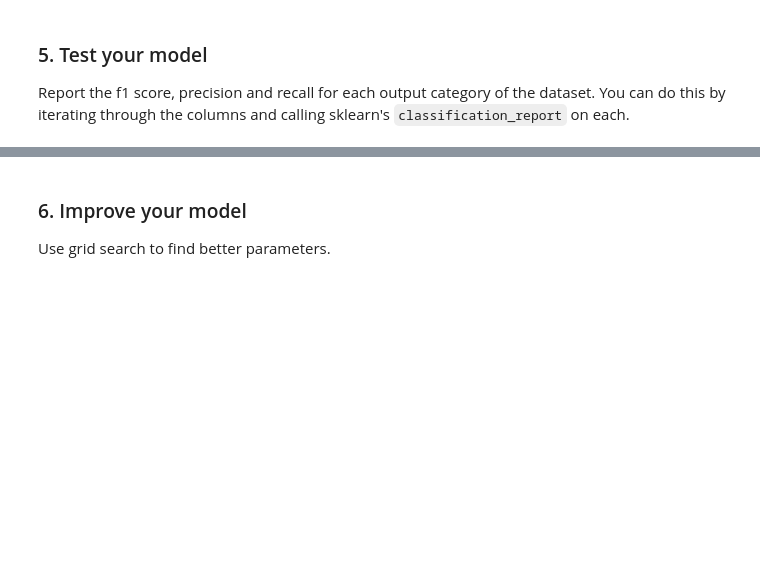
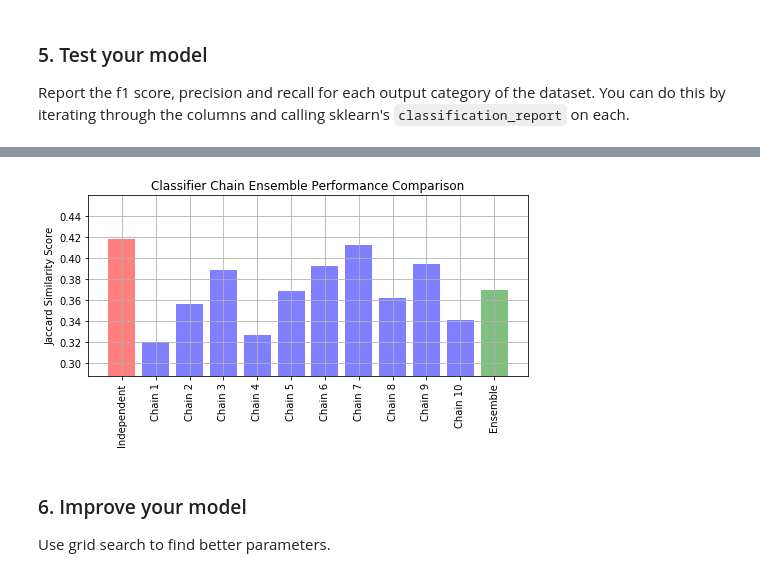
Before and after one commit to suebatista/Disaster-Response-Pipeline-Udacity, a Jupyter notebook: ML Pipeline Preparation.ipynb, the cells around one changed output, grey strips where cells are left out. Cells and saved outputs as stored; diff of their text form; code cells hidden in the pictures; blank space fills up the shorter version.

```diff
--- a/ML Pipeline Preparation.ipynb
+++ b/ML Pipeline Preparation.ipynb
@@ -73,5 +150,5 @@ from sklearn.ensemble import RandomForestClassifier
 base_lr = LogisticRegression()
 pipe = Pipeline([
     ('tfidf_vect', TfidfVectorizer(tokenizer = tokenize)),
-    ('clf', OneVsRestClassifier(base_lr))
+    ('clf', OneVsRestClassifier(base_lr)),
 ])
@@ -120,0 +212,2 @@ report[report['precision'] == 0.0]
+# %%
+x_test = vectorizer.transform(X_test)
@@ -120,0 +218,11 @@ report[report['precision'] == 0.0]
+# %%
+from sklearn.multioutput import ClassifierChain
+chains = [ClassifierChain(base_lr, order='random', random_state=i) for i in range(10)]
+for chain in chains:
+    chain.fit(x_train, Y_train)
+
+Y_pred_chains = np.array([chain.predict(x_test) for chain in
+                          chains])
+chain_jaccard_scores = [jaccard_score(Y_test, Y_pred_chain >= .5,
+                                      average='samples')
+                        for Y_pred_chain in Y_pred_chains]
@@ -121,3 +247,39 @@ report[report['precision'] == 0.0]
+# %%
+Y_pred_ensemble = Y_pred_chains.mean(axis=0)
+ensemble_jaccard_score = jaccard_score(Y_test,
+                                       Y_pred_ensemble >= .5,
+                                       average='samples')
+# %%
+model_scores = [ovr_jaccard_score] + chain_jaccard_scores
+model_scores.append(ensemble_jaccard_score)
+
+model_names = ('Independent',
+               'Chain 1',
+               'Chain 2',
+               'Chain 3',
+               'Chain 4',
+               'Chain 5',
+               'Chain 6',
+               'Chain 7',
+               'Chain 8',
+               'Chain 9',
+               'Chain 10',
+               'Ensemble')
+
+x_pos = np.arange(len(model_names))
+fig, ax = plt.subplots(figsize=(7, 4))
+ax.grid(True)
+ax.set_title('Classifier Chain Ensemble Performance Comparison')
+ax.set_xticks(x_pos)
+ax.set_xticklabels(model_names, rotation='vertical')
+ax.set_ylabel('Jaccard Similarity Score')
+ax.set_ylim([min(model_scores) * .9, max(model_scores) * 1.1])
+colors = ['r'] + ['b'] * len(chain_jaccard_scores) + ['g']
+ax.bar(x_pos, model_scores, alpha=0.5, color=colors)
+plt.tight_layout()
+plt.show()
+# %% [output]
+[figure, added]
 # %% [markdown]
 ### 6. Improve your model
 Use grid search to find better parameters.
```
Also changed, not shown: parts of 22 cells of this notebook.
